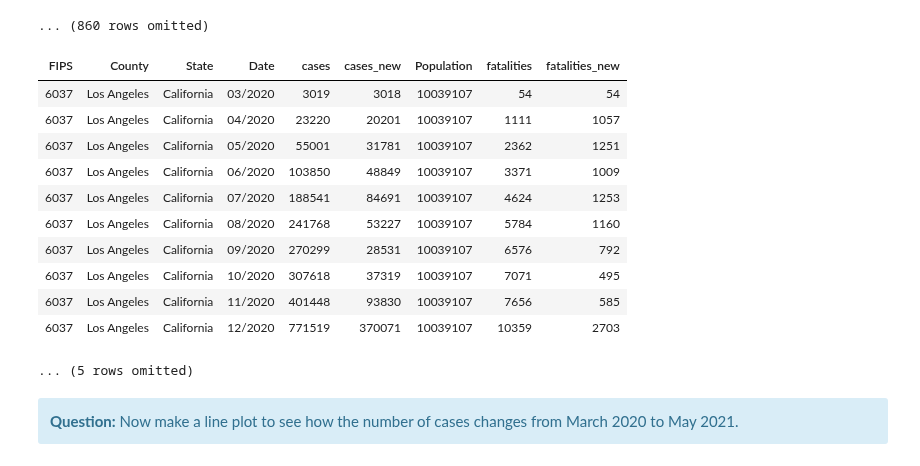
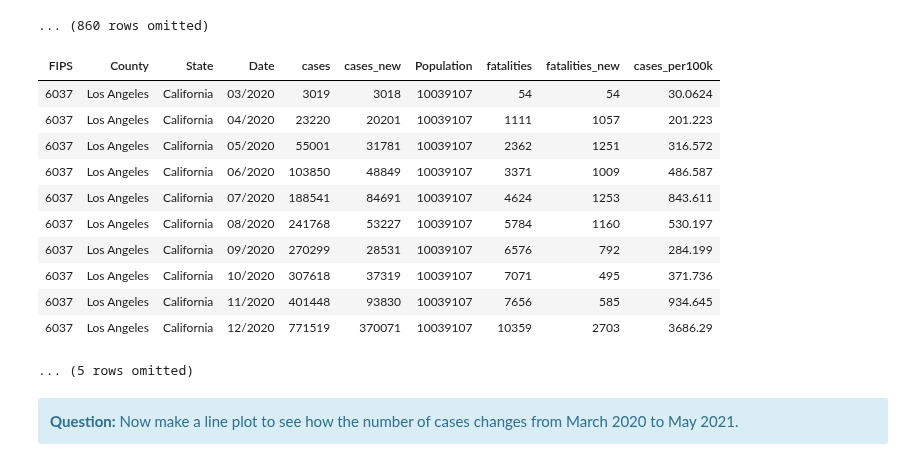
Before and after one commit to ds-modules/BUDS-SU21-Dev, a Jupyter notebook: Project_2/COVID/COVID.ipynb, the cells around one changed output. Saved outputs shown, nothing was run; the diff lists cells and outputs as text; code cells hidden in the pictures.

```diff
--- a/Project_2/COVID/COVID.ipynb
+++ b/Project_2/COVID/COVID.ipynb
@@ -431,24 +450,24 @@ ca_counties.sort('cases_per100k', descending=True).show(10)
 # %%
 #select_counties = ["Los Angeles", "Alameda", "Orange", "San Bernardino", "Kern"]
 
 
-select_counties = ["Los Angeles"]
+select_county = "Los Angeles"
 
 #This will take the counties you choose for the comparison.
-my_county = ca_counties.where("County", are.contained_in(select_counties))
+my_county = ca_counties.where("County", are.contained_in(select_county))
 my_county
 # %% [output]
-| FIPS | County | State | Date | cases | cases_new | Population | fatalities | fatalities_new |
-| 6037 | Los Angeles | California | 03/2020 | 3019 | 3018 | 10039107 | 54 | 54 |
-| 6037 | Los Angeles | California | 04/2020 | 23220 | 20201 | 10039107 | 1111 | 1057 |
-| 6037 | Los Angeles | California | 05/2020 | 55001 | 31781 | 10039107 | 2362 | 1251 |
-| 6037 | Los Angeles | California | 06/2020 | 103850 | 48849 | 10039107 | 3371 | 1009 |
-| 6037 | Los Angeles | California | 07/2020 | 188541 | 84691 | 10039107 | 4624 | 1253 |
-| 6037 | Los Angeles | California | 08/2020 | 241768 | 53227 | 10039107 | 5784 | 1160 |
-| 6037 | Los Angeles | California | 09/2020 | 270299 | 28531 | 10039107 | 6576 | 792 |
-| 6037 | Los Angeles | California | 10/2020 | 307618 | 37319 | 10039107 | 7071 | 495 |
-| 6037 | Los Angeles | California | 11/2020 | 401448 | 93830 | 10039107 | 7656 | 585 |
-| 6037 | Los Angeles | California | 12/2020 | 771519 | 370071 | 10039107 | 10359 | 2703 |
+| FIPS | County | State | Date | cases | cases_new | Population | fatalities | fatalities_new | cases_per100k |
+| 6037 | Los Angeles | California | 03/2020 | 3019 | 3018 | 10039107 | 54 | 54 | 30.0624 |
+| 6037 | Los Angeles | California | 04/2020 | 23220 | 20201 | 10039107 | 1111 | 1057 | 201.223 |
+| 6037 | Los Angeles | California | 05/2020 | 55001 | 31781 | 10039107 | 2362 | 1251 | 316.572 |
+| 6037 | Los Angeles | California | 06/2020 | 103850 | 48849 | 10039107 | 3371 | 1009 | 486.587 |
+| 6037 | Los Angeles | California | 07/2020 | 188541 | 84691 | 10039107 | 4624 | 1253 | 843.611 |
+| 6037 | Los Angeles | California | 08/2020 | 241768 | 53227 | 10039107 | 5784 | 1160 | 530.197 |
+| 6037 | Los Angeles | California | 09/2020 | 270299 | 28531 | 10039107 | 6576 | 792 | 284.199 |
+| 6037 | Los Angeles | California | 10/2020 | 307618 | 37319 | 10039107 | 7071 | 495 | 371.736 |
+| 6037 | Los Angeles | California | 11/2020 | 401448 | 93830 | 10039107 | 7656 | 585 | 934.645 |
+| 6037 | Los Angeles | California | 12/2020 | 771519 | 370071 | 10039107 | 10359 | 2703 | 3686.29 |
 ... (5 rows omitted)
 # %% [markdown]
 <div class="alert alert-info">
```
Also changed, not shown: parts of 5 cells of this notebook.
